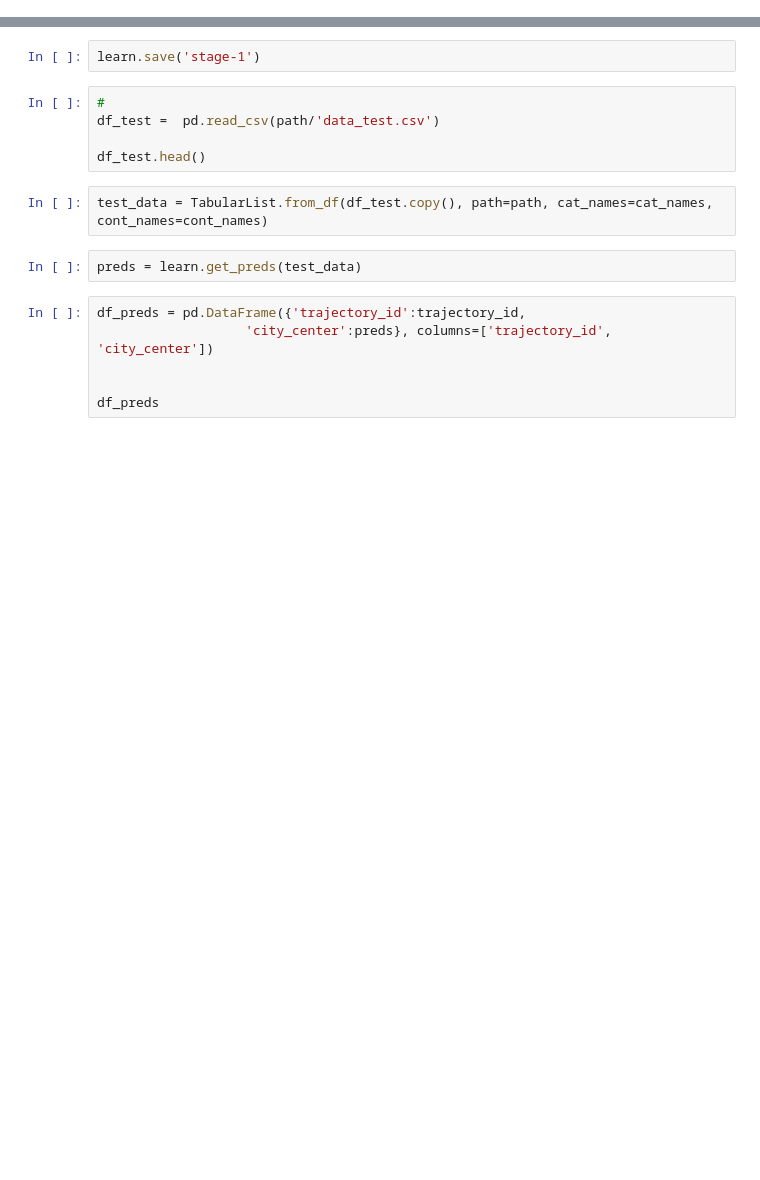
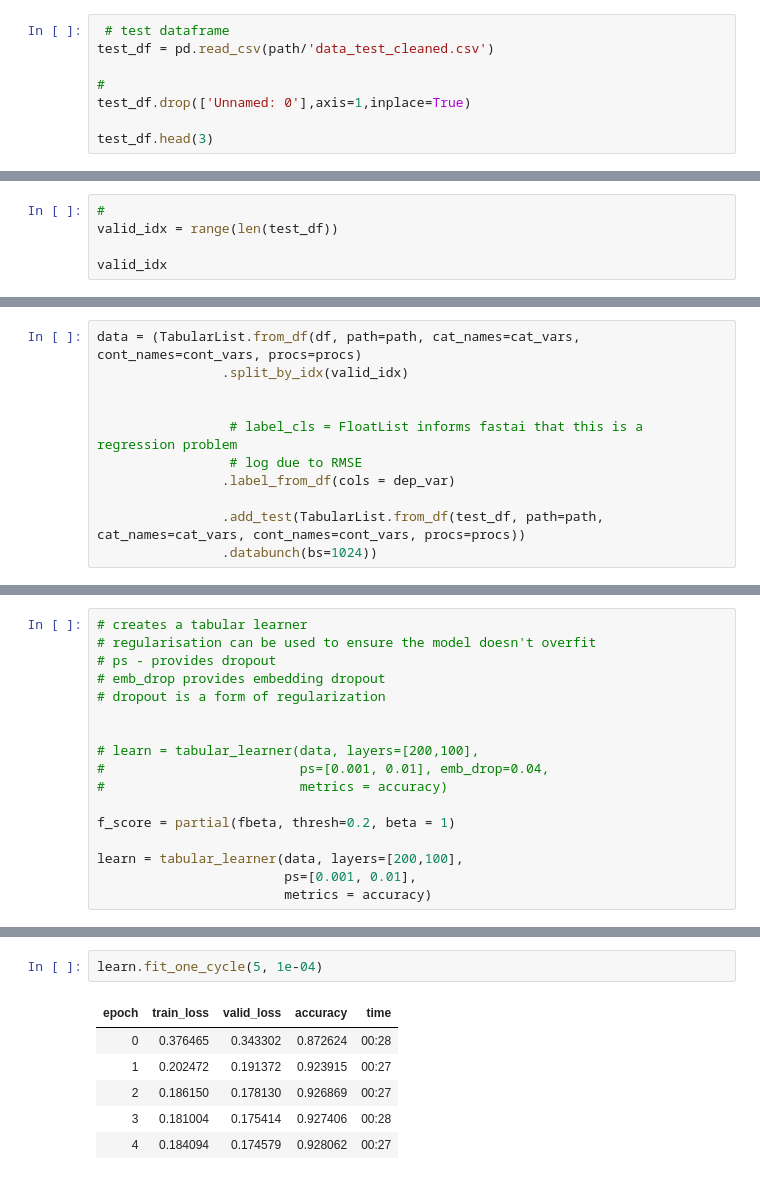
Before and after one commit to ndaly06/EY_NextWave_Comp_19, a Jupyter notebook: scripts/model.ipynb, the cells around one changed output, grey strips where cells are left out. Saved outputs shown, nothing was run; the diff lists cells and outputs as text; blank space fills up the shorter version.

Commit message:
model with f1 score of 0.864 added

```diff
--- a/scripts/model.ipynb
+++ b/scripts/model.ipynb
@@ -176,0 +70,8 @@ learn.fit(1, 1e-2)
+# %%
+ # test dataframe
+test_df = pd.read_csv(path/'data_test_cleaned.csv')
+
+#
+test_df.drop(['Unnamed: 0'],axis=1,inplace=True)
+
+test_df.head(3)
@@ -176,0 +83,5 @@ learn.fit(1, 1e-2)
+# %%
+#
+valid_idx = range(len(test_df))
+
+valid_idx
@@ -176,0 +90,11 @@ learn.fit(1, 1e-2)
+# %%
+data = (TabularList.from_df(df, path=path, cat_names=cat_vars, cont_names=cont_vars, procs=procs)
+                .split_by_idx(valid_idx)
+
+
+                 # label_cls = FloatList informs fastai that this is a regression problem
+                 # log due to RMSE
+                .label_from_df(cols = dep_var)
+
+                .add_test(TabularList.from_df(test_df, path=path, cat_names=cat_vars, cont_names=cont_vars, procs=procs))
+                .databunch(bs=1024))
@@ -176,0 +111,17 @@ learn.fit(1, 1e-2)
+# %%
+# creates a tabular learner
+# regularisation can be used to ensure the model doesn't overfit
+# ps - provides dropout
+# emb_drop provides embedding dropout
+# dropout is a form of regularization
+
+
+# learn = tabular_learner(data, layers=[200,100],
+#                         ps=[0.001, 0.01], emb_drop=0.04,
+#                         metrics = accuracy)
+
+f_score = partial(fbeta, thresh=0.2, beta = 1)
+
+learn = tabular_learner(data, layers=[200,100],
+                        ps=[0.001, 0.01],
+                        metrics = accuracy)
@@ -182,17 +158,9 @@ learn.recorder.plot()
-# %%
-learn.save('stage-1')
-# %%
-#
-df_test =  pd.read_csv(path/'data_test.csv')
-
-df_test.head()
-# %%
-test_data = TabularList.from_df(df_test.copy(), path=path, cat_names=cat_names, cont_names=cont_names)
-# %%
-preds = learn.get_preds(test_data)
-# %%
-df_preds = pd.DataFrame({'trajectory_id':trajectory_id,
-                   'city_center':preds}, columns=['trajectory_id', 'city_center'])
-
-
-df_preds
+# %%
+learn.fit_one_cycle(5, 1e-04)
+# %% [output]
+| epoch | train_loss | valid_loss | accuracy | time |
+| 0 | 0.376465 | 0.343302 | 0.872624 | 00:28 |
+| 1 | 0.202472 | 0.191372 | 0.923915 | 00:27 |
+| 2 | 0.186150 | 0.178130 | 0.926869 | 00:27 |
+| 3 | 0.181004 | 0.175414 | 0.927406 | 00:28 |
+| 4 | 0.184094 | 0.174579 | 0.928062 | 00:27 |
```
Also changed, not shown: parts of 43 cells of this notebook, 4 other files.
